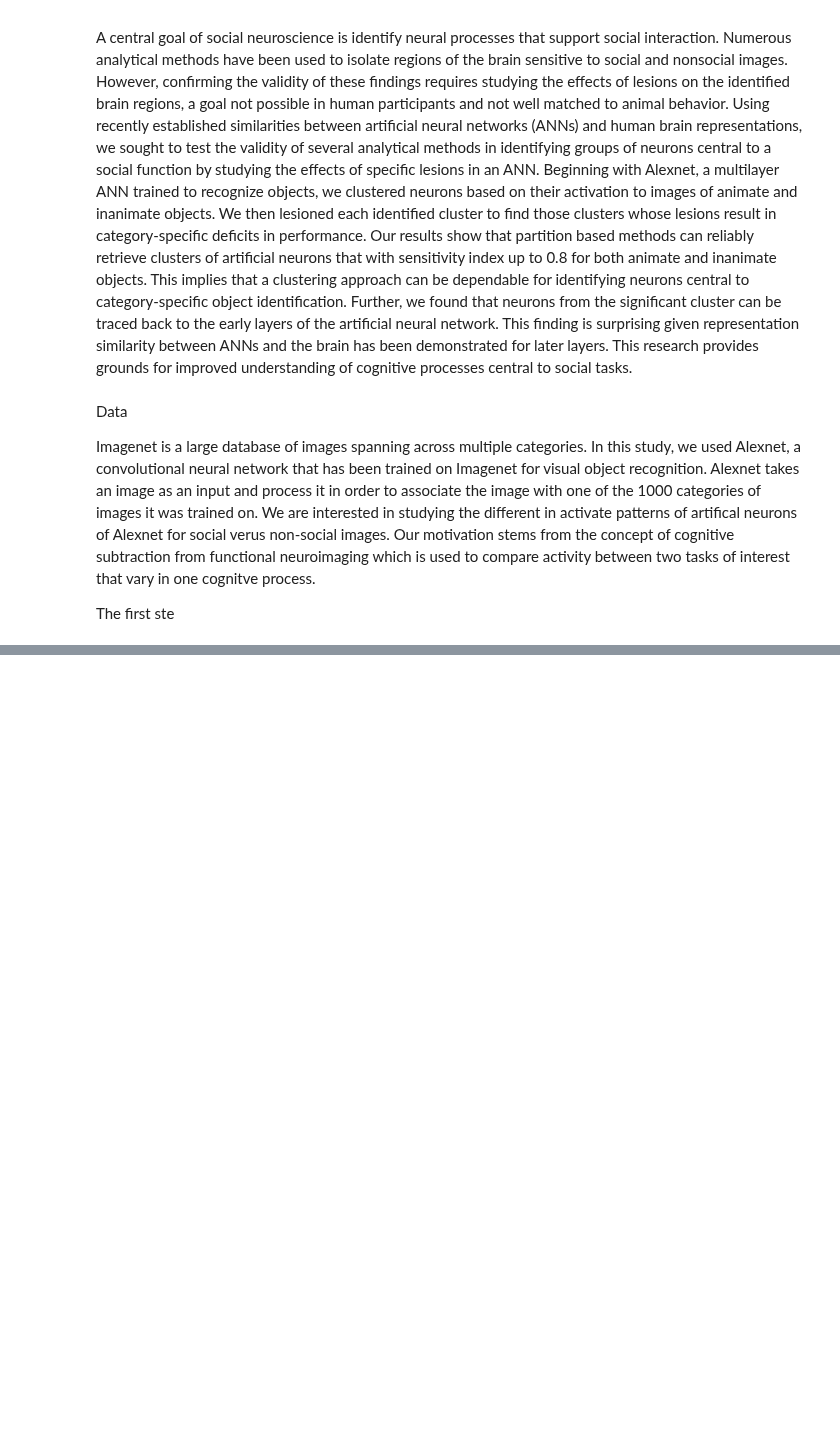
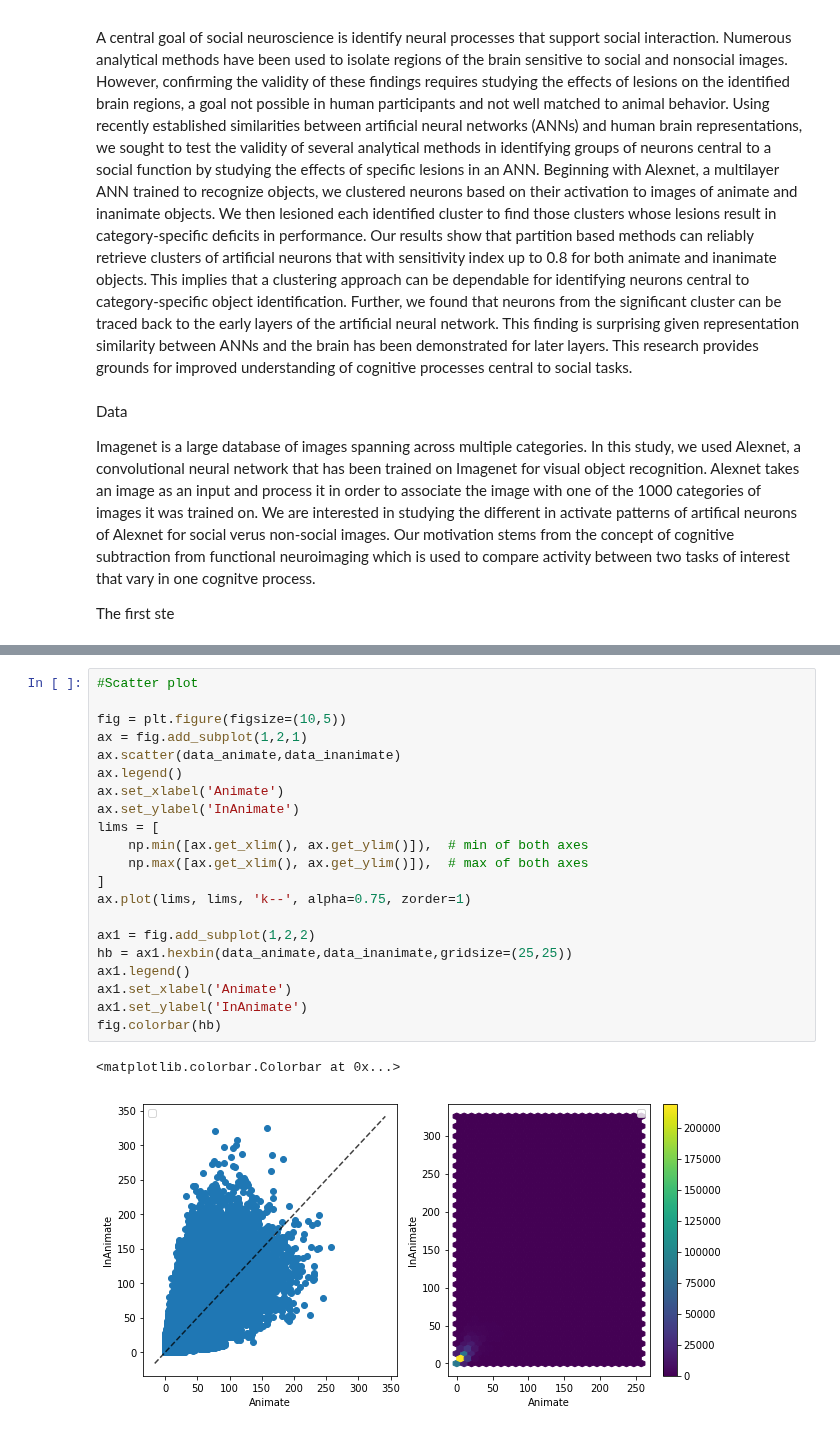
Before and after one commit to SNaGLab/Cognitive-Parcellation, a Jupyter notebook: code/models/Performing Cognitive subtraction with Alexnet.ipynb, the cells around one changed output, grey strips where cells are left out. Cells and saved outputs as stored; diff of their text form; blank space fills up the shorter version.

```diff
--- a/code/models/Performing Cognitive subtraction with Alexnet.ipynb
+++ b/code/models/Performing Cognitive subtraction with Alexnet.ipynb
@@ -61,0 +96,24 @@ temp7 = data[654176:658272]
+# %%
+#Scatter plot
+
+fig = plt.figure(figsize=(10,5))
+ax = fig.add_subplot(1,2,1)
+ax.scatter(data_animate,data_inanimate)
+ax.legend()
+ax.set_xlabel('Animate')
+ax.set_ylabel('InAnimate')
+lims = [
+    np.min([ax.get_xlim(), ax.get_ylim()]),  # min of both axes
+    np.max([ax.get_xlim(), ax.get_ylim()]),  # max of both axes
+]
+ax.plot(lims, lims, 'k--', alpha=0.75, zorder=1)
+
+ax1 = fig.add_subplot(1,2,2)
+hb = ax1.hexbin(data_animate,data_inanimate,gridsize=(25,25))
+ax1.legend()
+ax1.set_xlabel('Animate')
+ax1.set_ylabel('InAnimate')
+fig.colorbar(hb)
+# %% [output]
+<matplotlib.colorbar.Colorbar at 0x...>
+[figure, added]
```
Also changed, not shown: parts of 12 cells of this notebook, 3 other files.
